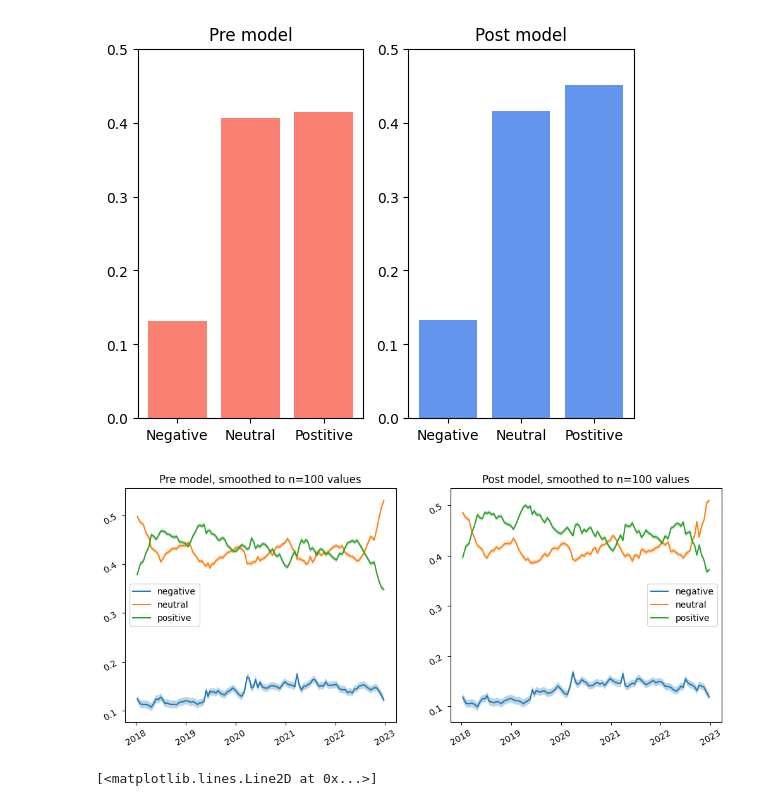
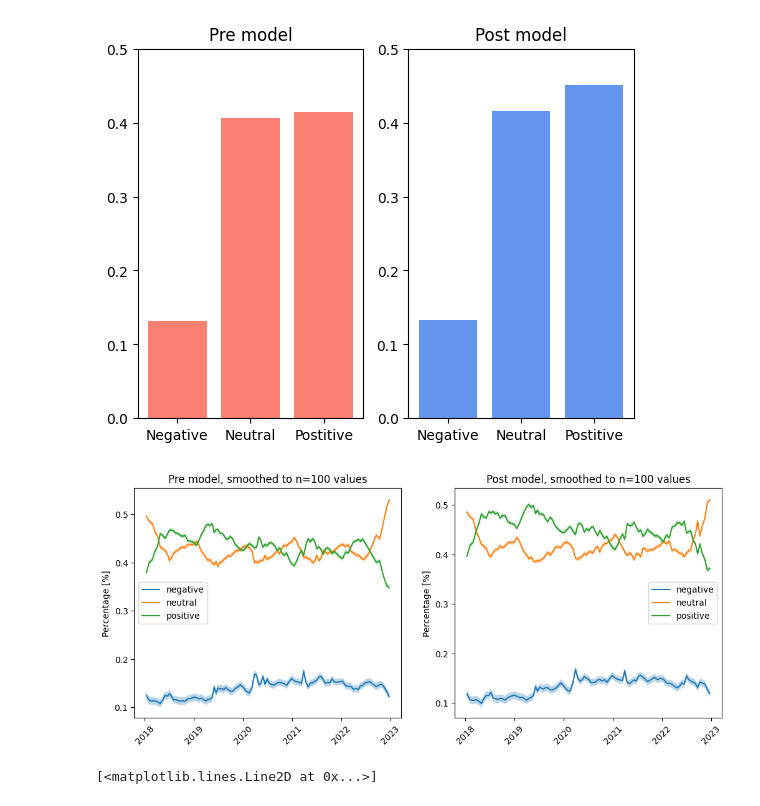
Before and after one commit to Magdk01/Twitter-Emotion-Covid-Project, a Jupyter notebook: sentiment_evaluation/eval_time_lm/basic_evaluation.ipynb, the cells around one changed output. Cells and saved outputs as stored; diff of their text form; code cells hidden in the pictures.

```diff
--- a/sentiment_evaluation/eval_time_lm/basic_evaluation.ipynb
+++ b/sentiment_evaluation/eval_time_lm/basic_evaluation.ipynb
@@ -124,24 +130,26 @@ smooth_count_pre = pd.DataFrame(smooth_count(pre_data, smoothness))
 # %%
 def create_mulitplot(data, model_labesl= ["Pre model", "Post model"], alpha=.3):
     fig, axs = plt.subplots(1,len(data))
     cats = ['negative', 'neutral', 'positive']
 
     for i, df in enumerate(data):
         for val in cats:
             ci = df[f"ci_{val}"]
             axs[i].plot(df['date'], df[val], label = val)
             axs[i].fill_between(df['date'], (df[val]-ci), (df[val]+ci), alpha=alpha)
 
         axs[i].set_title(f"{model_labesl[i]}, smoothed to n={smoothness} values")
+        axs[i].set_ylabel("Percentage [%]")
         axs[i].legend()
-        axs[i].tick_params(labelrotation=30)
 
+    plt.setp(axs[0].xaxis.get_majorticklabels(), rotation=45)
+    plt.setp(axs[1].xaxis.get_majorticklabels(), rotation=45)
     plt.subplots_adjust(right=1.6)
     plt.show()
 
 create_mulitplot([smooth_count_pre, smooth_count_post])
 # %% [output]
-[figure, old version]
+[figure, new version]
 # %%
 plt.plot(post_data['date'], post_data['sentiment'], '.')
 # %% [output]
```
Also changed, not shown: parts of 2 cells of this notebook.
